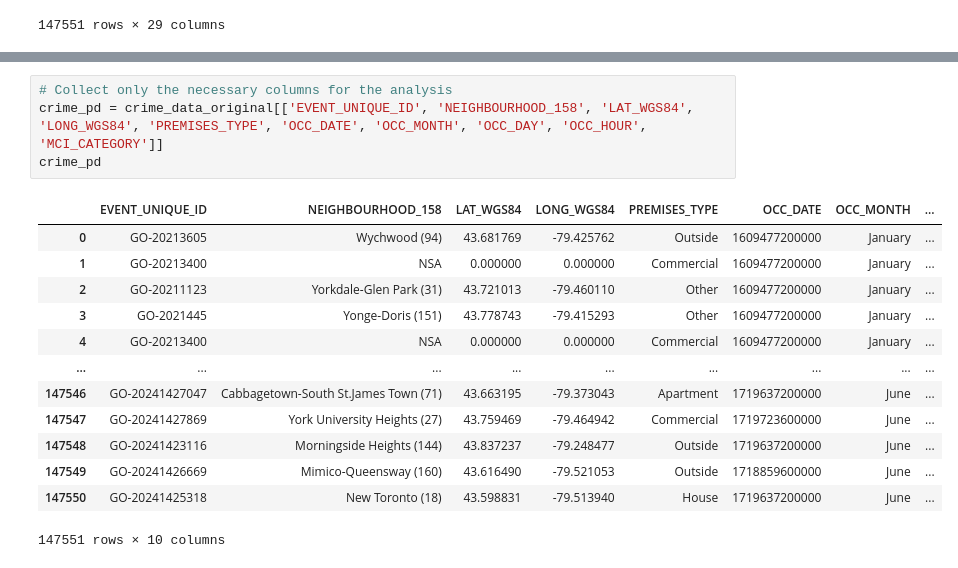
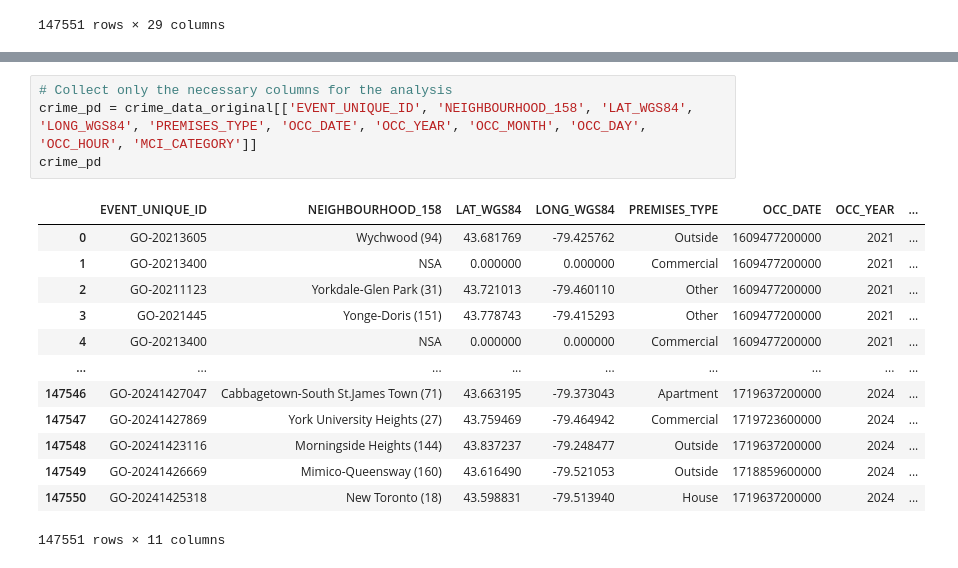
Before and after one commit to bhanotlavanya/Project_4_Crime_Prediction, a Jupyter notebook: Data_Retrieval_and_Preprocessing.ipynb, the cells around one changed output, grey strips where cells are left out. Cells and saved outputs as stored; diff of their text form.

```diff
--- a/Data_Retrieval_and_Preprocessing.ipynb
+++ b/Data_Retrieval_and_Preprocessing.ipynb
@@ -131,18 +152,18 @@ crime_data_original
 # %%
 # Collect only the necessary columns for the analysis
-crime_pd = crime_data_original[['EVENT_UNIQUE_ID', 'NEIGHBOURHOOD_158', 'LAT_WGS84', 'LONG_WGS84', 'PREMISES_TYPE', 'OCC_DATE', 'OCC_MONTH', 'OCC_DAY', 'OCC_HOUR', 'MCI_CATEGORY']]
+crime_pd = crime_data_original[['EVENT_UNIQUE_ID', 'NEIGHBOURHOOD_158', 'LAT_WGS84', 'LONG_WGS84', 'PREMISES_TYPE', 'OCC_DATE', 'OCC_YEAR', 'OCC_MONTH', 'OCC_DAY', 'OCC_HOUR', 'MCI_CATEGORY']]
 crime_pd
 # %% [output]
-|  | EVENT_UNIQUE_ID | NEIGHBOURHOOD_158 | LAT_WGS84 | LONG_WGS84 | PREMISES_TYPE | OCC_DATE | OCC_MONTH | ... |
-| 0 | GO-20213605 | Wychwood (94) | 43.681769 | -79.425762 | Outside | 1609477200000 | January | ... |
-| 1 | GO-20213400 | NSA | 0.000000 | 0.000000 | Commercial | 1609477200000 | January | ... |
-| 2 | GO-20211123 | Yorkdale-Glen Park (31) | 43.721013 | -79.460110 | Other | 1609477200000 | January | ... |
-| 3 | GO-2021445 | Yonge-Doris (151) | 43.778743 | -79.415293 | Other | 1609477200000 | January | ... |
-| 4 | GO-20213400 | NSA | 0.000000 | 0.000000 | Commercial | 1609477200000 | January | ... |
+|  | EVENT_UNIQUE_ID | NEIGHBOURHOOD_158 | LAT_WGS84 | LONG_WGS84 | PREMISES_TYPE | OCC_DATE | OCC_YEAR | ... |
+| 0 | GO-20213605 | Wychwood (94) | 43.681769 | -79.425762 | Outside | 1609477200000 | 2021 | ... |
+| 1 | GO-20213400 | NSA | 0.000000 | 0.000000 | Commercial | 1609477200000 | 2021 | ... |
+| 2 | GO-20211123 | Yorkdale-Glen Park (31) | 43.721013 | -79.460110 | Other | 1609477200000 | 2021 | ... |
+| 3 | GO-2021445 | Yonge-Doris (151) | 43.778743 | -79.415293 | Other | 1609477200000 | 2021 | ... |
+| 4 | GO-20213400 | NSA | 0.000000 | 0.000000 | Commercial | 1609477200000 | 2021 | ... |
 | ... | ... | ... | ... | ... | ... | ... | ... | ... |
-| 147546 | GO-20241427047 | Cabbagetown-South St.James Town (71) | 43.663195 | -79.373043 | Apartment | 1719637200000 | June | ... |
-| 147547 | GO-20241427869 | York University Heights (27) | 43.759469 | -79.464942 | Commercial | 1719723600000 | June | ... |
-| 147548 | GO-20241423116 | Morningside Heights (144) | 43.837237 | -79.248477 | Outside | 1719637200000 | June | ... |
-| 147549 | GO-20241426669 | Mimico-Queensway (160) | 43.616490 | -79.521053 | Outside | 1718859600000 | June | ... |
-| 147550 | GO-20241425318 | New Toronto (18) | 43.598831 | -79.513940 | House | 1719637200000 | June | ... |
+| 147546 | GO-20241427047 | Cabbagetown-South St.James Town (71) | 43.663195 | -79.373043 | Apartment | 1719637200000 | 2024 | ... |
+| 147547 | GO-20241427869 | York University Heights (27) | 43.759469 | -79.464942 | Commercial | 1719723600000 | 2024 | ... |
+| 147548 | GO-20241423116 | Morningside Heights (144) | 43.837237 | -79.248477 | Outside | 1719637200000 | 2024 | ... |
+| 147549 | GO-20241426669 | Mimico-Queensway (160) | 43.616490 | -79.521053 | Outside | 1718859600000 | 2024 | ... |
+| 147550 | GO-20241425318 | New Toronto (18) | 43.598831 | -79.513940 | House | 1719637200000 | 2024 | ... |
-147551 rows × 10 columns
+147551 rows × 11 columns
```
Also changed, not shown: parts of 10 cells of this notebook.
